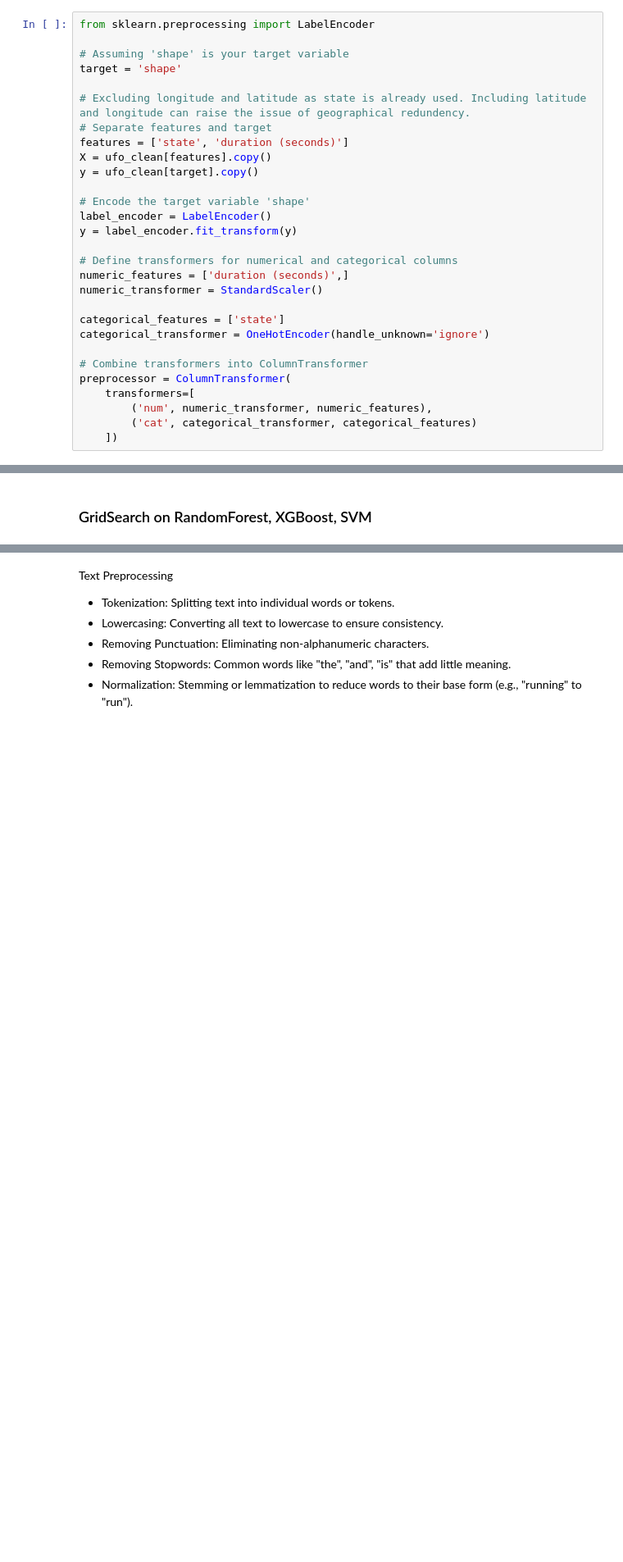
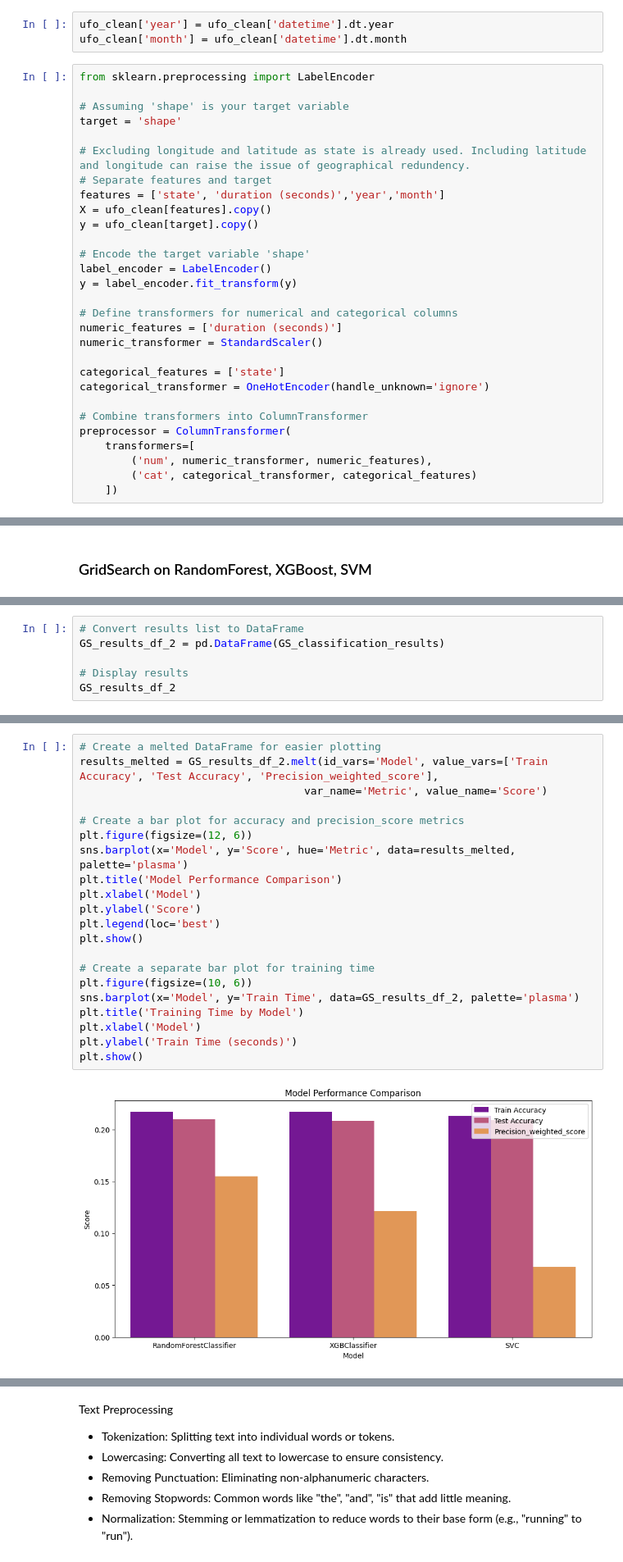
Before and after one commit to shivaallala/Multi-Classification-Prediction-UFO-Shape-Classifier, a Jupyter notebook: main.ipynb, the cells around one changed output, grey strips where cells are left out. Shown at 82% size. Saved outputs shown, nothing was run; the diff lists cells and outputs as text; blank space fills up the shorter version.

Commit message:
NLP model

```diff
--- a/main.ipynb
+++ b/main.ipynb
@@ -688,6 +688,9 @@ Due to a high skewed distribution of country datapoints, it will be excluded fro
 ### Modeling
 # %% [markdown]
 ##### Preprocessing
+# %%
+ufo_clean['year'] = ufo_clean['datetime'].dt.year
+ufo_clean['month'] = ufo_clean['datetime'].dt.month
 # %%
 from sklearn.preprocessing import LabelEncoder
 
@@ -696,7 +699,7 @@ target = 'shape'
 
 # Excluding longitude and latitude as state is already used. Including latitude and longitude can raise the issue of geographical redundency.
 # Separate features and target
-features = ['state', 'duration (seconds)']
+features = ['state', 'duration (seconds)','year','month']
 X = ufo_clean[features].copy()
 y = ufo_clean[target].copy()
 
@@ -705,7 +708,7 @@ label_encoder = LabelEncoder()
 y = label_encoder.fit_transform(y)
 
 # Define transformers for numerical and categorical columns
-numeric_features = ['duration (seconds)',]
+numeric_features = ['duration (seconds)']
 numeric_transformer = StandardScaler()
 
 categorical_features = ['state']
@@ -968,0 +1055,6 @@ LogisticRegression, KNN, and DecisionTree classifiers have yeilded low accuracy
+# %%
+# Convert results list to DataFrame
+GS_results_df_2 = pd.DataFrame(GS_classification_results)
+
+# Display results
+GS_results_df_2
@@ -968,0 +1066,23 @@ LogisticRegression, KNN, and DecisionTree classifiers have yeilded low accuracy
+# %%
+# Create a melted DataFrame for easier plotting
+results_melted = GS_results_df_2.melt(id_vars='Model', value_vars=['Train Accuracy', 'Test Accuracy', 'Precision_weighted_score'],
+                                   var_name='Metric', value_name='Score')
+
+# Create a bar plot for accuracy and precision_score metrics
+plt.figure(figsize=(12, 6))
+sns.barplot(x='Model', y='Score', hue='Metric', data=results_melted, palette='plasma')
+plt.title('Model Performance Comparison')
+plt.xlabel('Model')
+plt.ylabel('Score')
+plt.legend(loc='best')
+plt.show()
+
+# Create a separate bar plot for training time
+plt.figure(figsize=(10, 6))
+sns.barplot(x='Model', y='Train Time', data=GS_results_df_2, palette='plasma')
+plt.title('Training Time by Model')
+plt.xlabel('Model')
+plt.ylabel('Train Time (seconds)')
+plt.show()
+# %% [output]
+[figure, added]
```
Also changed, not shown: parts of 27 cells of this notebook.
